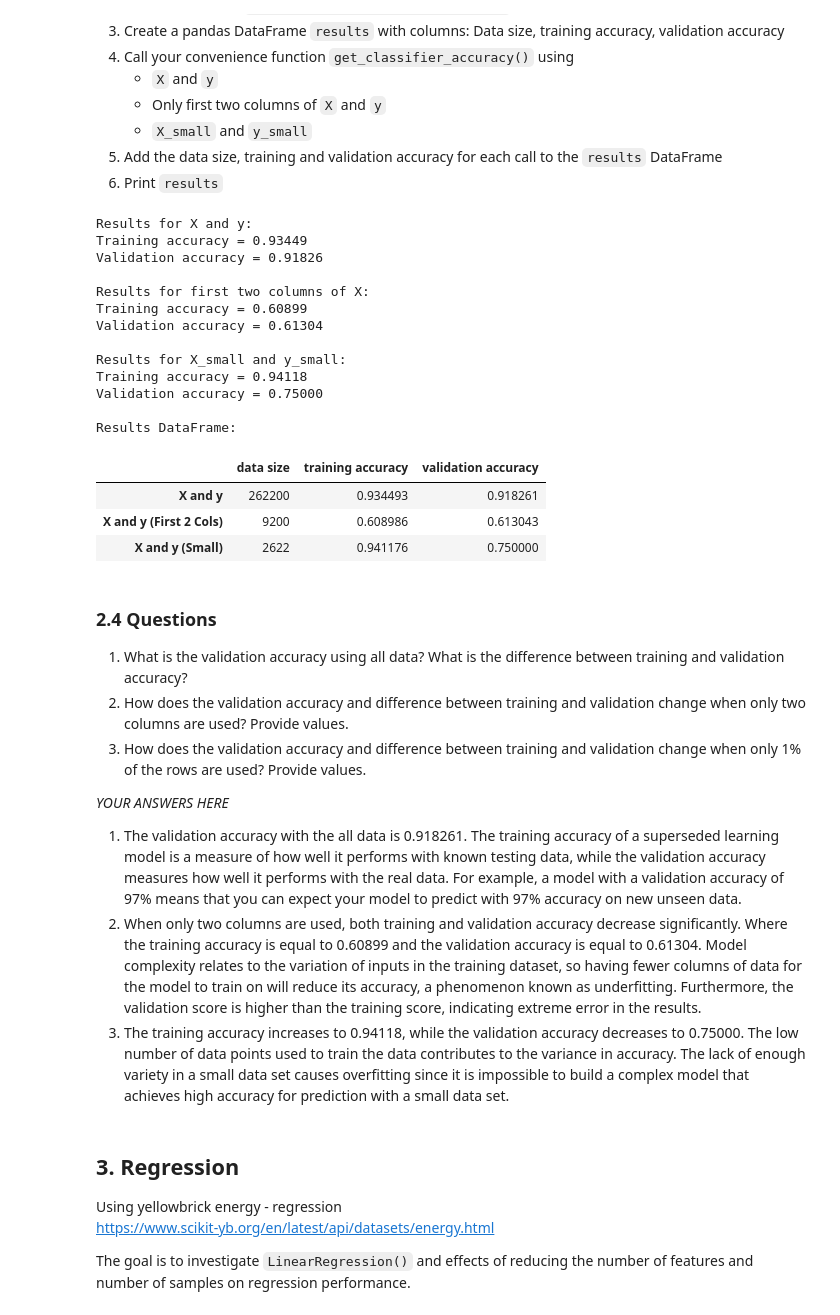
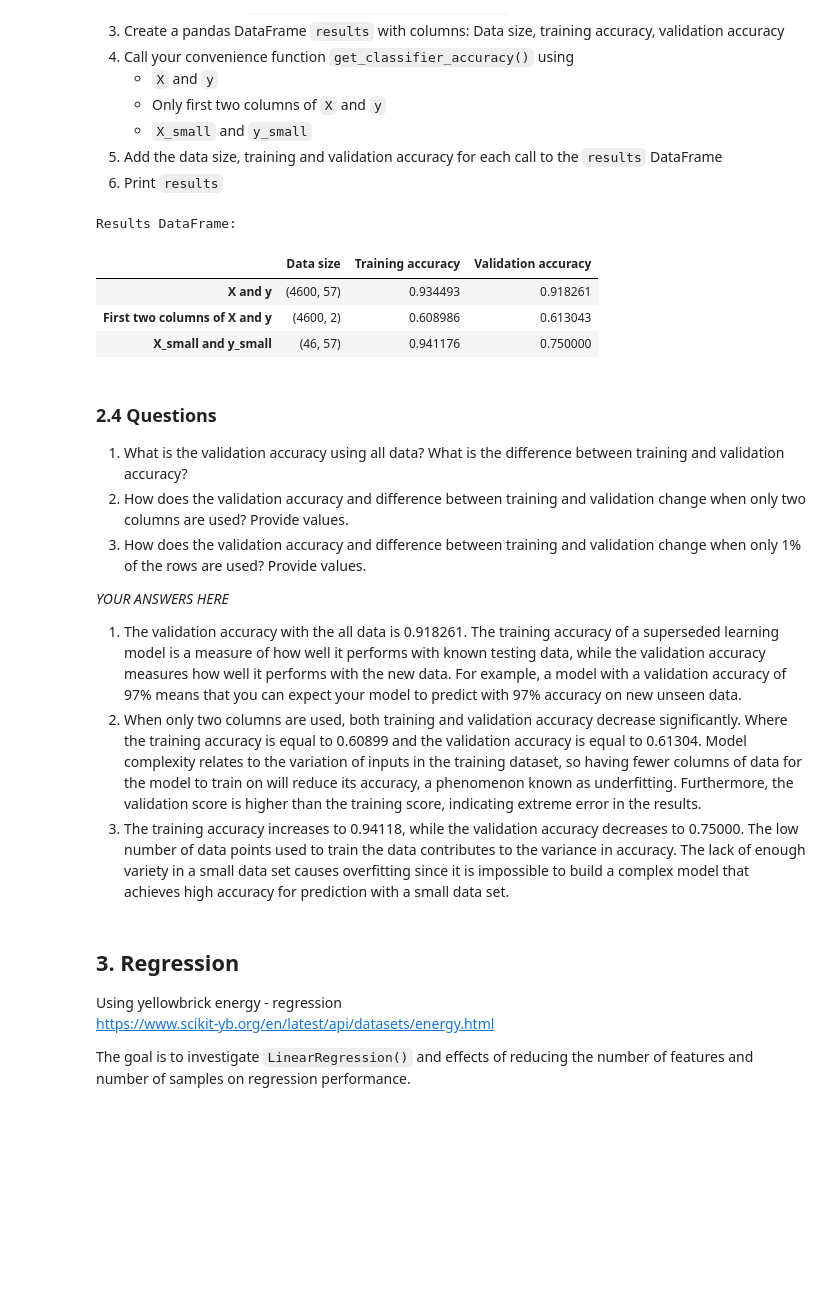
Before and after one commit to StevenD24/ENSF-611-Lab-1, a Jupyter notebook: lab1.ipynb, the cells around one changed output. Cells and saved outputs as stored; diff of their text form; code cells hidden in the pictures; blank space fills up the shorter version.

```diff
--- a/lab1.ipynb
+++ b/lab1.ipynb
@@ -135,69 +135,41 @@ Type of y_small: int64
 # %%
 from sklearn.linear_model import LogisticRegression
 
 # Instantiating model Logistic Regression
 model = LogisticRegression(max_iter=2000)
 
 # Creating a Pandas DataFrame
-results = pd.DataFrame(columns=['data size', 'training accuracy', 'validation accuracy'])
+results = pd.DataFrame(columns=['Data size', 'Training accuracy', 'Validation accuracy'])
 
 # Calculate the accuracy using X and y
 train_acc, val_acc = get_classifier_accuracy(model, X, y)
-print("Results for X and y:")
-print("Training accuracy = {0:.5f}".format(train_acc))
-print("Validation accuracy = {0:.5f}".format(val_acc))
-df1 = pd.DataFrame({
-    "data size": X.size,
-    "training accuracy": train_acc,
-    "validation accuracy": val_acc,
-}, index=['X and y'])
-results = results.append(df1)
+results = results.append({'Data size': X.shape,
+                          'Training accuracy': train_acc,
+                          'Validation accuracy': val_acc}, ignore_index=True)
 
 # Calculate the accuracy using X and y
 train_acc, val_acc = get_classifier_accuracy(model, X.iloc[:,:2], y)
-print("\nResults for first two columns of X:")
-print("Training accuracy = {0:.5f}".format(train_acc))
-print("Validation accuracy = {0:.5f}".format(val_acc))
-df1 = pd.DataFrame({
-    "data size": X.iloc[:,:2].size,
-    "training accuracy": train_acc,
-    "validation accuracy": val_acc,
-}, index=['X and y (First 2 Cols)'])
-results = results.append(df1)
+results = results.append({'Data size': X.iloc[:, :2].shape,
+                          'Training accuracy': train_acc,
+                          'Validation accuracy': val_acc}, ignore_index=True)
 
 
 # Calculate the accuracy using X_small and y_small
 train_acc, val_acc = get_classifier_accuracy(model, X_small, y_small)
-print("\nResults for X_small and y_small:")
-print("Training accuracy = {0:.5f}".format(train_acc))
-print("Validation accuracy = {0:.5f}".format(val_acc))
-df1 = pd.DataFrame({
-    "data size": X_small.size,
-    "training accuracy": train_acc,
-    "validation accuracy": val_acc,
-}, index=['X and y (Small)'])
-results = results.append(df1)
+results = results.append({'Data size': X_small.shape,
+                          'Training accuracy': train_acc,
+                          'Validation accuracy': val_acc}, ignore_index=True)
+
+results.index = ['X and y', 'First two columns of X and y', 'X_small and y_small']
 
 print("\nResults DataFrame:")
 results
 # %% [output]
-Results for X and y:
-Training accuracy = 0.93449
-Validation accuracy = 0.91826
-
-Results for first two columns of X:
-Training accuracy = 0.60899
-Validation accuracy = 0.61304
-
-Results for X_small and y_small:
-Training accuracy = 0.94118
-Validation accuracy = 0.75000
-
 Results DataFrame:
-|  | data size | training accuracy | validation accuracy |
-| X and y | 262200 | 0.934493 | 0.918261 |
-| X and y (First 2 Cols) | 9200 | 0.608986 | 0.613043 |
-| X and y (Small) | 2622 | 0.941176 | 0.750000 |
+|  | Data size | Training accuracy | Validation accuracy |
+| X and y | (4600, 57) | 0.934493 | 0.918261 |
+| First two columns of X and y | (4600, 2) | 0.608986 | 0.613043 |
+| X_small and y_small | (46, 57) | 0.941176 | 0.750000 |
 # %% [markdown]
 ### 2.4 Questions
 1. What is the validation accuracy using all data? What is the difference between training and validation accuracy?
@@ -205,7 +177,7 @@ Results DataFrame:
 1. How does the validation accuracy and difference between training and validation change when only 1% of the rows are used? Provide values.
 
 *YOUR ANSWERS HERE*
-1. The validation accuracy with the all data is 0.918261. The training accuracy of a superseded learning model is a measure of how well it performs with known testing data, while the validation accuracy measures how well it performs with the real data. For example, a model with a validation accuracy of 97% means that you can expect your model to predict with 97% accuracy on new unseen data.
+1. The validation accuracy with the all data is 0.918261. The training accuracy of a superseded learning model is a measure of how well it performs with known testing data, while the validation accuracy measures how well it performs with the new data. For example, a model with a validation accuracy of 97% means that you can expect your model to predict with 97% accuracy on new unseen data.
 2. When only two columns are used, both training and validation accuracy decrease significantly. Where the training accuracy is equal to 0.60899 and the validation accuracy is equal to 0.61304. Model complexity relates to the variation of inputs in the training dataset, so having fewer columns of data for the model to train on will reduce its accuracy, a phenomenon known as underfitting. Furthermore, the validation score is higher than the training score, indicating extreme error in the results.
 3. The training accuracy increases to 0.94118, while the validation accuracy decreases to 0.75000. The low number of data points used to train the data contributes to the variance in accuracy. The lack of enough variety in a small data set causes overfitting since it is impossible to build a complex model that achieves high accuracy for prediction with a small data set.
 # %% [markdown]
```
Also changed, not shown: parts of 8 cells of this notebook.
